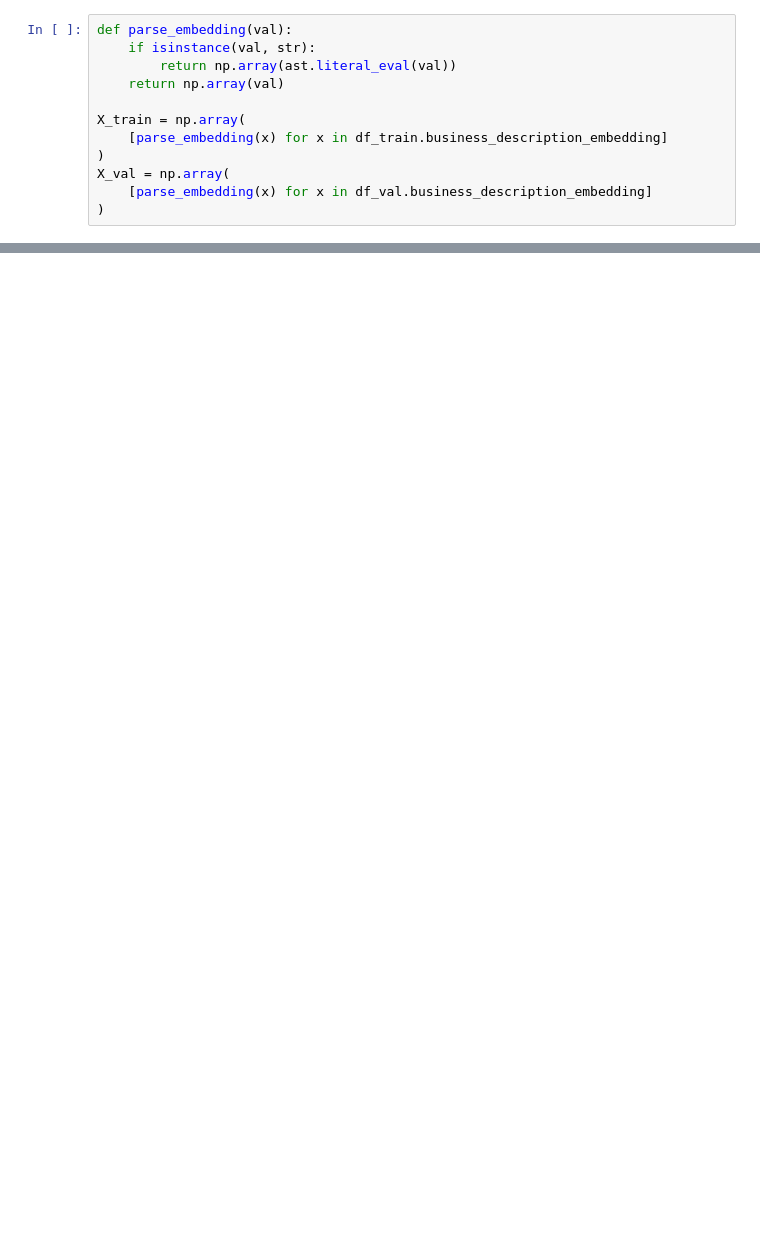
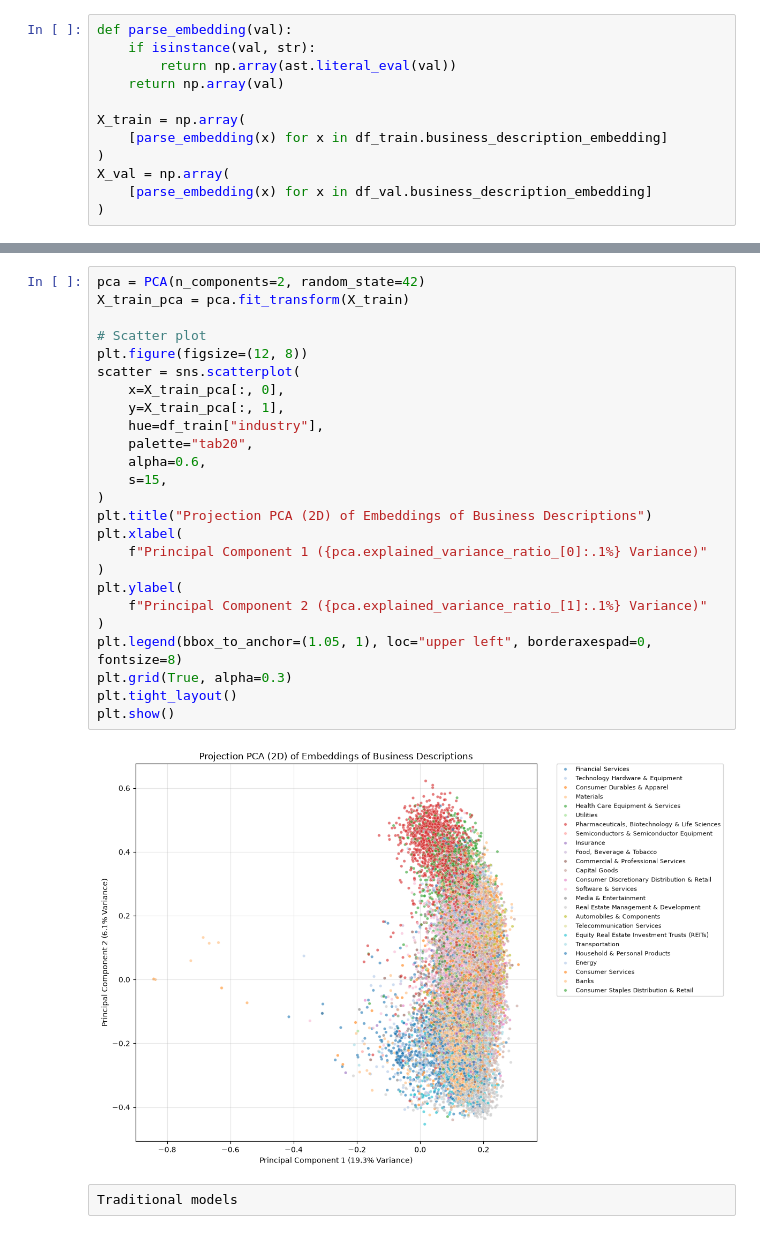
Before and after one commit to manpont/Practical-Task-1, a Jupyter notebook: code.ipynb, the cells around one changed output, grey strips where cells are left out. Cells and saved outputs as stored; diff of their text form; blank space fills up the shorter version.

```diff
--- a/code.ipynb
+++ b/code.ipynb
@@ -73,0 +92,29 @@ print(df_class_dist.head(10))
+# %%
+pca = PCA(n_components=2, random_state=42)
+X_train_pca = pca.fit_transform(X_train)
+
+# Scatter plot
+plt.figure(figsize=(12, 8))
+scatter = sns.scatterplot(
+    x=X_train_pca[:, 0],
+    y=X_train_pca[:, 1],
+    hue=df_train["industry"],
+    palette="tab20",
+    alpha=0.6,
+    s=15,
+)
+plt.title("Projection PCA (2D) of Embeddings of Business Descriptions")
+plt.xlabel(
+    f"Principal Component 1 ({pca.explained_variance_ratio_[0]:.1%} Variance)"
+)
+plt.ylabel(
+    f"Principal Component 2 ({pca.explained_variance_ratio_[1]:.1%} Variance)"
+)
+plt.legend(bbox_to_anchor=(1.05, 1), loc="upper left", borderaxespad=0, fontsize=8)
+plt.grid(True, alpha=0.3)
+plt.tight_layout()
+plt.show()
+# %% [output]
+[figure, added]
+# %% [raw]
+Traditional models
```
Also changed, not shown: parts of 10 cells of this notebook, 1 other file.
